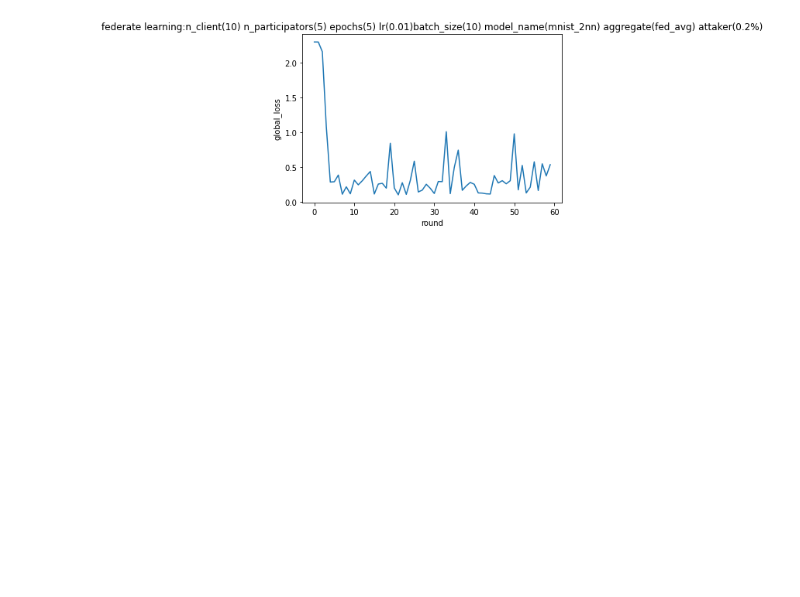
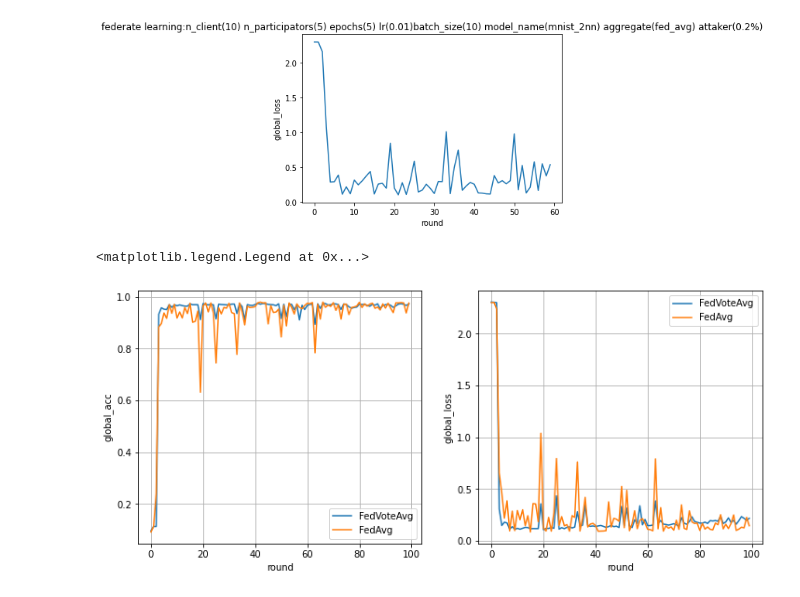
Before and after one commit to kang-ning-code/federate-learning-computing-market, a Jupyter notebook: federate_learning_with_blockchain/client_module/visual.ipynb, the cells around one changed output. Cells and saved outputs as stored; diff of their text form; code cells hidden in the pictures; blank space fills up the shorter version.

```diff
--- a/federate_learning_with_blockchain/client_module/visual.ipynb
+++ b/federate_learning_with_blockchain/client_module/visual.ipynb
@@ -71,3 +71,39 @@ draw_plot(df['round'],df['global_loss'],ylabel='global_loss',attacker_prop=0.2,a
 # %% [output]
 [figure]
 [figure]
+# %%
+# fixed_attacker = -1 n_participaotr = 5 n_client = 10
+path_fed_vote_avg = r'.\reports\results\2022-03-14_18-28-41@npart5_lr0.01_bs10_ep2_mnist_cnn_fed_vote_avg.csv'
+df_good = pd.read_csv(path_fed_vote_avg)
+path_fed_avg = r'.\reports\results\2022-03-14_20-19-16@npart5_lr0.01_bs10_ep2_mnist_cnn_fed_avg.csv'
+df_bad = pd.read_csv(path_fed_avg)
+
+fig,(ax1,ax2) = plt.subplots(1,2,figsize=(12,5))
+title = 'federate learning:n_c({n_client}) n_p({n_participator}) e({epochs}) lr({learning_rate}) b({batch_size}) mn({model_name})  ap({attacker_prop}%)'.format(
+    n_client=10,
+    n_participator=5,
+    epochs=2,
+    learning_rate=0.01,
+    batch_size=10,
+    model_name="mnist_cnn",
+    attacker_prop="20%"
+)
+ax1.set_xlabel('round')
+ax1.set_ylabel('global_acc')
+ax1.grid(True)
+y_ticks = ['0','0.1','0.6','0.7','0.8','0.9','1.0']
+ticks = [0,0.2,0.4,0.6,0.8,0.9,1.0]
+# ax1.set_yticks(ticks,labels=y_ticks)
+ax1.plot(df_good['round'],df_good['global_acc'],label='FedVoteAvg')
+ax1.plot(df_bad['round'],df_bad['global_acc'],label='FedAvg')
+ax1.legend()
+
+ax2.set_xlabel('round')
+ax2.set_ylabel('global_loss')
+ax2.grid(True)
+ax2.plot(df_good['round'],df_good['global_loss'],label='FedVoteAvg')
+ax2.plot(df_bad['round'],df_bad['global_loss'],label='FedAvg')
+ax2.legend()
+# %% [output]
+<matplotlib.legend.Legend at 0x...>
+[figure, added]
```
Also changed, not shown: parts of 1 cell of this notebook, 33 other files.
